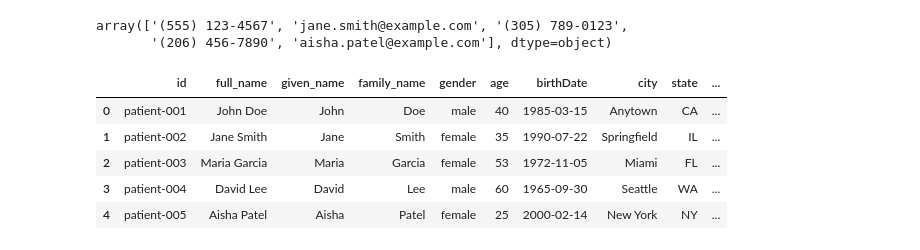
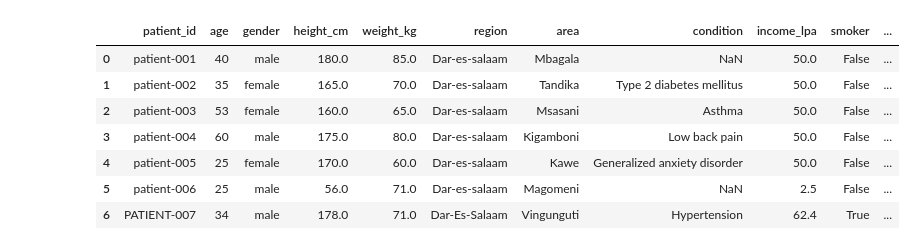
Before and after one commit to 2000Barakaza/FASTAPI-ML, a Jupyter notebook: fastapi_ml_model.ipynb, the cells around one changed output. Saved outputs shown, nothing was run; the diff lists cells and outputs as text; code cells hidden in the pictures.

```diff
--- a/fastapi_ml_model.ipynb
+++ b/fastapi_ml_model.ipynb
@@ -286,15 +327,11 @@ df.sample(5)
-# %%
-df['contact'].unique()
-# %% [output]
-array(['(555) 123-4567', 'jane.smith@example.com', '(305) 789-0123',
-       '(206) 456-7890', 'aisha.patel@example.com'], dtype=object)
-# %%
-df_feat = df.copy()
-df_feat.head()
-# %% [output]
-|  | id | full_name | given_name | family_name | gender | age | birthDate | city | state | ... |
-| 0 | patient-001 | John Doe | John | Doe | male | 40 | 1985-03-15 | Anytown | CA | ... |
-| 1 | patient-002 | Jane Smith | Jane | Smith | female | 35 | 1990-07-22 | Springfield | IL | ... |
-| 2 | patient-003 | Maria Garcia | Maria | Garcia | female | 53 | 1972-11-05 | Miami | FL | ... |
-| 3 | patient-004 | David Lee | David | Lee | male | 60 | 1965-09-30 | Seattle | WA | ... |
-| 4 | patient-005 | Aisha Patel | Aisha | Patel | female | 25 | 2000-02-14 | New York | NY | ... |
+# %%
+df.head(10)
+# %% [output]
+|  | patient_id | age | gender | height_cm | weight_kg | region | area | condition | income_lpa | smoker | ... |
+| 0 | patient-001 | 40 | male | 180.0 | 85.0 | Dar-es-salaam | Mbagala | NaN | 50.0 | False | ... |
+| 1 | patient-002 | 35 | female | 165.0 | 70.0 | Dar-es-salaam | Tandika | Type 2 diabetes mellitus | 50.0 | False | ... |
+| 2 | patient-003 | 53 | female | 160.0 | 65.0 | Dar-es-salaam | Msasani | Asthma | 50.0 | False | ... |
+| 3 | patient-004 | 60 | male | 175.0 | 80.0 | Dar-es-salaam | Kigamboni | Low back pain | 50.0 | False | ... |
+| 4 | patient-005 | 25 | female | 170.0 | 60.0 | Dar-es-salaam | Kawe | Generalized anxiety disorder | 50.0 | False | ... |
+| 5 | patient-006 | 25 | male | 56.0 | 71.0 | Dar-es-salaam | Magomeni | NaN | 2.5 | False | ... |
+| 6 | PATIENT-007 | 34 | male | 178.0 | 71.0 | Dar-Es-Salaam | Vingunguti | Hypertension | 62.4 | True | ... |
```
Also changed, not shown: parts of 46 cells of this notebook.
